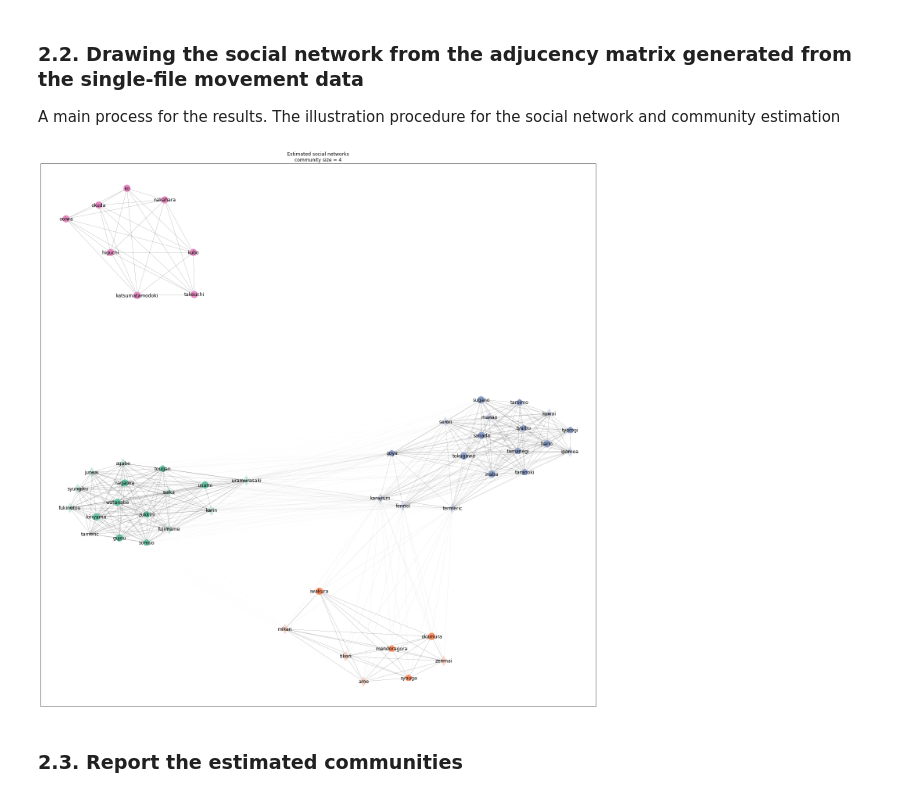
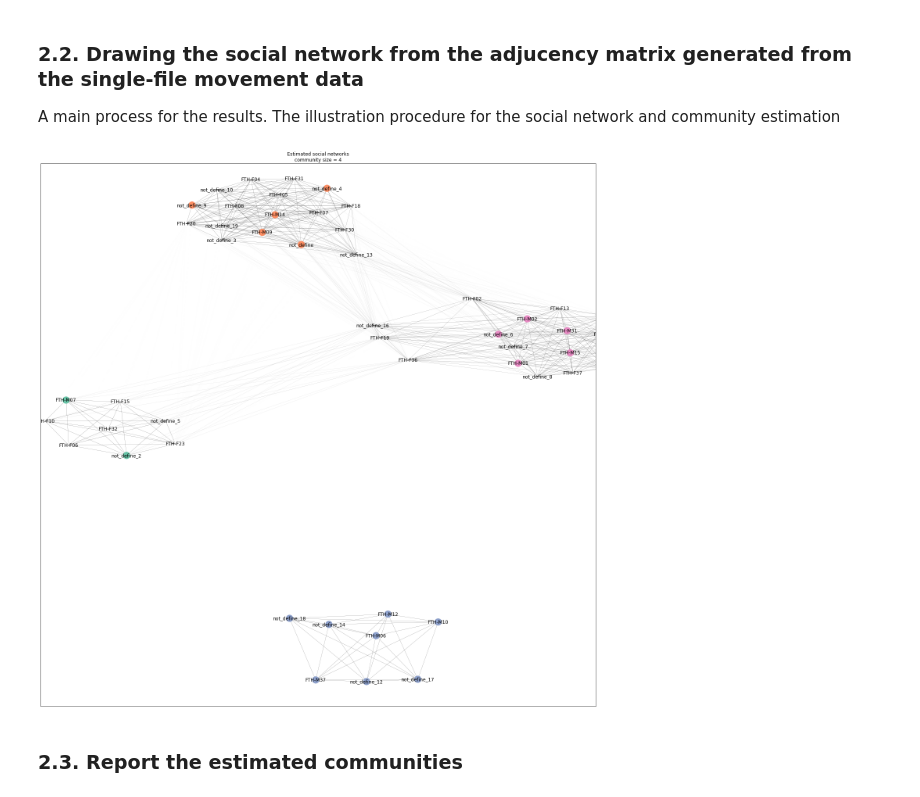
Before and after one commit to hkoda/single_file_movement_stumptailed_macaques_toyoda_et_al, a Jupyter notebook: mk_sn_from_caravan_data.ipynb, the cells around one changed output. Drawn from its saved outputs; the diff is of its cells as text; code cells hidden in the pictures.

Commit message:
nicknames was replaced with ID codes

```diff
--- a/mk_sn_from_caravan_data.ipynb
+++ b/mk_sn_from_caravan_data.ipynb
@@ -89,6 +89,9 @@ df_caravan_counts = pd.DataFrame(
 )
 
 #######################################################################################
+
+# define the dictionary to map the "nickname" to ID-name (which were defined by Aru Toyoda for the cross-reference in the other papers)
+dict_name2ID = dict(pd.read_csv("name2ID.csv", delimiter=",").values)
 # %% [markdown]
 ## 2. Community estimation from the adjancency matrix based on the 20 observations of the single-file movements, by Louvian mthods
 # %% [markdown]
@@ -136,14 +139,20 @@ The illustration procedure for the social network and community estimation
 # extract the name and generate the dataframe of namelist
 name_list = df_cameratrap[df_cameratrap['name'] != "unknown"].name.unique()
 
+# make ID list by mapping name2ID
+ID_list = pd.DataFrame({"name":name_list})["name"].map(dict_name2ID).to_numpy()
+
 # make dictionary of the name with sex category
 subject_sex_dict = {name_list[i]: df_cameratrap.query("name == '%s'" %name_list[i]).sex.unique()[0] for i in range(len(name_list))}
+ID_sex_dict = {dict_name2ID[name_list[i]]: df_cameratrap.query("name == '%s'" %name_list[i]).sex.unique()[0] for i in range(len(name_list))}
 
 # G = nx.from_numpy_matrix(A,create_using = nx.Graph)
 # G = nx.from_numpy_matrix(community_matrix_all_iterations_binary,create_using = nx.Graph)
 G = nx.from_numpy_matrix(community_matrix_all_iterations/10000,create_using = nx.Graph)
 
-mapping = {k: v for k, v in zip(np.arange(len(name_list)), name_list)}
+# mapping = {k: v for k, v in zip(np.arange(len(name_list)), name_list)}
+mapping = {k: v for k, v in zip(np.arange(len(ID_list)), ID_list)}
+
 G = nx.relabel_nodes(G, mapping)
 partition = community.best_partition(G)
 pos = nx.spring_layout(G, k = 0.5)
@@ -160,10 +169,12 @@ plt.figure(figsize = (20,20))
 # pos = nx.circular_layout(G)
 edge_width = [ d["weight"] * 0.2 for (u,v,d) in list(G.edges(data=True))]
 
-male_list = [k for k, v in subject_sex_dict.items() if v == 'male']
+# male_list = [k for k, v in subject_sex_dict.items() if v == 'male']
+male_list = [k for k, v in ID_sex_dict.items() if v == 'male']
 male_partition_list = [plt.cm.Set2(v) for k ,v in partition.items() if k in male_list]
 
-female_list = [k for k, v in subject_sex_dict.items() if v == 'female']
+# female_list = [k for k, v in subject_sex_dict.items() if v == 'female']
+female_list = [k for k, v in ID_sex_dict.items() if v == 'female']
 mother_female_list = [sub for sub in female_list if sub in mother_list[mother_list.with_infant == 1].name.unique()]
 nonmother_female_list = [sub for sub in female_list if sub in mother_list[mother_list.with_infant == 0].name.unique()]
 
@@ -199,34 +210,34 @@ nx.draw_networkx_nodes(G,
                      node_shape = "d",
 #                      node_size = [10] * len(nonmother_female_list),
                 )
 
 
 nx.draw_networkx_edges(G,
                      pos,
 #                      nodelist=female_list,
 #                      node_color=female_partition_list,
 #                      node_shape = "d",
 #                  node_shape="d",#["d" if v == "male" else "d" for v in subject_sex_dict.values()],
                  width=edge_width
                 )
 
 nx.draw_networkx_labels(G,
                      pos,
 #                      nodelist=female_list,
 #                      node_color=female_partition_list,
 #                      node_shape = "d",
 #                  node_shape="d",#["d" if v == "male" else "d" for v in subject_sex_dict.values()],
 #                  width=edge_width
                 )
 
 
 estimated_core_n = max(partition.values()) + 1
 # evaluation = estimated_core_n / core_n
 plt.title('Estimated social networks\ncommunity size = %i' %estimated_core_n)
 plt.tight_layout()
 plt.savefig('png/figure_5_test_toyoda_caravan_sna_10000_iteration.png',dpi=300)
 # %% [output]
-[figure, old version]
+[figure, new version]
 # %% [markdown]
 ### 2.3. Report the estimated communities
 # %%
```
